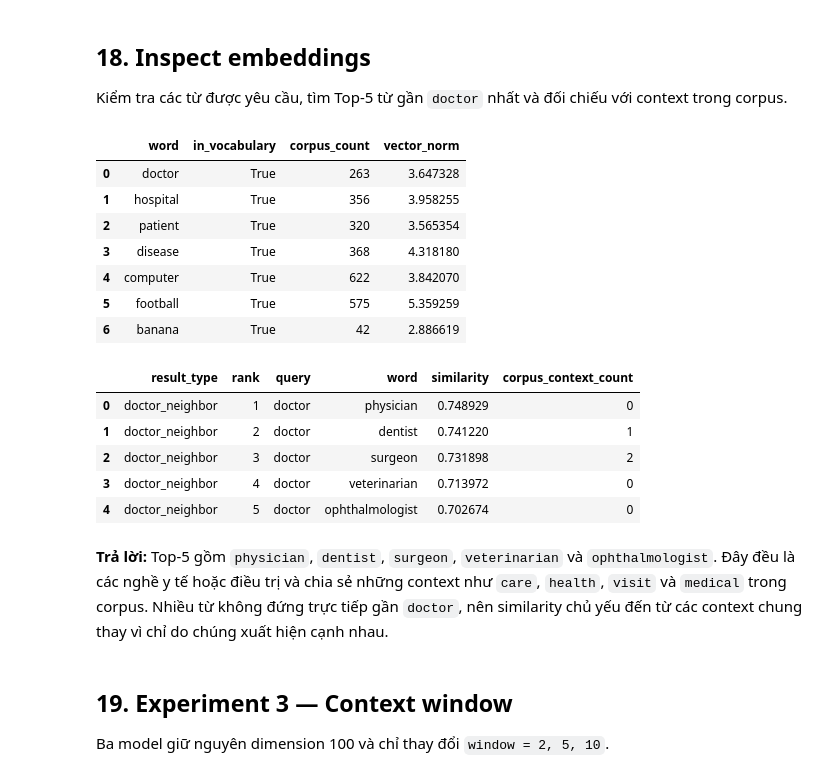
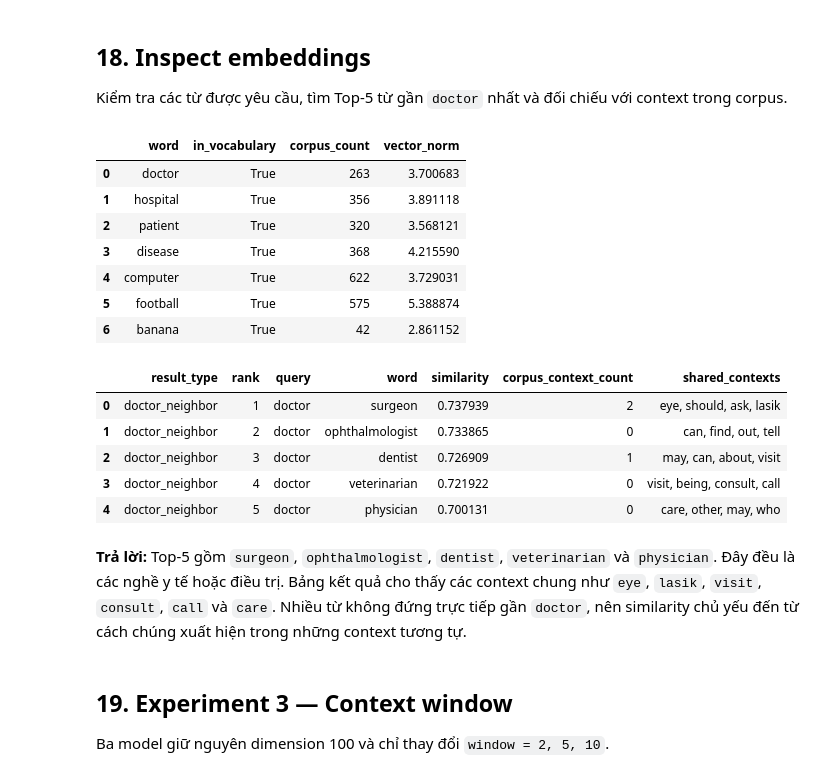
Before and after one commit to mactuongmvt/NLP-Labs, a Jupyter notebook: labs/lab03/word_embedding.ipynb, the cells around one changed output. Cells and saved outputs as stored; diff of their text form; code cells hidden in the pictures.

```diff
--- a/labs/lab03/word_embedding.ipynb
+++ b/labs/lab03/word_embedding.ipynb
@@ -50,8 +50,12 @@ toy_sentences = [
     tokenize('the dog eats meat'),
     tokenize('the dog likes fish'),
 ]
-toy_vocabulary = build_vocabulary(toy_sentences, min_count=1)
-toy_words = [word for word, _ in sorted(toy_vocabulary.items(), key=lambda item: item[1])]
+all_toy_vocabulary = build_vocabulary(toy_sentences, min_count=1)
+toy_words = [
+    word for word, _ in sorted(all_toy_vocabulary.items(), key=lambda item: item[1])
+    if word != 'the'
+]
+toy_vocabulary = {word: index for index, word in enumerate(toy_words)}
 
 cooccurrence_matrices = {}
 cooccurrence_stat_rows = []
@@ -244,59 +248,79 @@ Kiểm tra các từ được yêu cầu, tìm Top-5 từ gần `doctor` nhất
 # %%
 inspect_words = ['doctor', 'hospital', 'patient', 'disease', 'computer', 'football', 'banana']
 inspect_rows = []
 for word in inspect_words:
     in_vocabulary = word in baseline_model.wv
     inspect_rows.append({
         'word': word,
         'in_vocabulary': in_vocabulary,
         'corpus_count': baseline_model.wv.get_vecattr(word, 'count') if in_vocabulary else 0,
         'vector_norm': float(np.linalg.norm(baseline_model.wv[word])) if in_vocabulary else np.nan,
     })
 display(pd.DataFrame(inspect_rows))
 
-doctor_context_counts = Counter()
-for sentence in sentences:
-    for index, token in enumerate(sentence):
-        if token == 'doctor':
-            left = max(0, index - 5)
-            right = min(len(sentence), index + 6)
-            doctor_context_counts.update(
-                sentence[position]
-                for position in range(left, right)
-                if position != index
-            )
+def collect_context_counts(target, window=5):
+    counts = Counter()
+    for sentence in sentences:
+        for index, token in enumerate(sentence):
+            if token == target:
+                left = max(0, index - window)
+                right = min(len(sentence), index + window + 1)
+                counts.update(
+                    sentence[position]
+                    for position in range(left, right)
+                    if position != index
+                )
+    return counts
+
+context_stopwords = {
+    'a', 'an', 'and', 'are', 'as', 'at', 'be', 'but', 'by', 'for', 'from',
+    'had', 'has', 'have', 'he', 'her', 'his', 'i', 'in', 'is', 'it', 'its',
+    'of', 'on', 'or', 'she', 'that', 'the', 'their', 'them', 'they', 'this',
+    'to', 'was', 'we', 'were', 'will', 'with', 'you', 'your',
+}
+doctor_context_counts = collect_context_counts('doctor')
 
 doctor_neighbor_rows = []
 for rank, (word, similarity) in enumerate(
     baseline_model.wv.most_similar('doctor', topn=5), start=1
 ):
+    neighbor_context_counts = collect_context_counts(word)
+    shared_context_counts = Counter({
+        token: min(count, neighbor_context_counts[token])
+        for token, count in doctor_context_counts.items()
+        if token not in context_stopwords and neighbor_context_counts[token] > 0
+    })
+    shared_contexts = ', '.join(
+        token for token, _ in shared_context_counts.most_common(4)
+    )
     doctor_neighbor_rows.append({
         'result_type': 'doctor_neighbor',
         'rank': rank,
         'query': 'doctor',
         'word': word,
         'similarity': similarity,
         'corpus_context_count': doctor_context_counts[word],
+        'shared_contexts': shared_contexts,
     })
 doctor_neighbors = pd.DataFrame(doctor_neighbor_rows)
 doctor_neighbors
 # %% [output]
 |  | word | in_vocabulary | corpus_count | vector_norm |
-| 0 | doctor | True | 263 | 3.647328 |
-| 1 | hospital | True | 356 | 3.958255 |
-| 2 | patient | True | 320 | 3.565354 |
-| 3 | disease | True | 368 | 4.318180 |
-| 4 | computer | True | 622 | 3.842070 |
-| 5 | football | True | 575 | 5.359259 |
-| 6 | banana | True | 42 | 2.886619 |
+| 0 | doctor | True | 263 | 3.700683 |
+| 1 | hospital | True | 356 | 3.891118 |
+| 2 | patient | True | 320 | 3.568121 |
+| 3 | disease | True | 368 | 4.215590 |
+| 4 | computer | True | 622 | 3.729031 |
+| 5 | football | True | 575 | 5.388874 |
+| 6 | banana | True | 42 | 2.861152 |
-|  | result_type | rank | query | word | similarity | corpus_context_count |
-| 0 | doctor_neighbor | 1 | doctor | physician | 0.748929 | 0 |
-| 1 | doctor_neighbor | 2 | doctor | dentist | 0.741220 | 1 |
-| 2 | doctor_neighbor | 3 | doctor | surgeon | 0.731898 | 2 |
-| 3 | doctor_neighbor | 4 | doctor | veterinarian | 0.713972 | 0 |
-| 4 | doctor_neighbor | 5 | doctor | ophthalmologist | 0.702674 | 0 |
+|  | result_type | rank | query | word | similarity | corpus_context_count | shared_contexts |
+| 0 | doctor_neighbor | 1 | doctor | surgeon | 0.737939 | 2 | eye, should, ask, lasik |
+| 1 | doctor_neighbor | 2 | doctor | ophthalmologist | 0.733865 | 0 | can, find, out, tell |
+| 2 | doctor_neighbor | 3 | doctor | dentist | 0.726909 | 1 | may, can, about, visit |
+| 3 | doctor_neighbor | 4 | doctor | veterinarian | 0.721922 | 0 | visit, being, consult, call |
+| 4 | doctor_neighbor | 5 | doctor | physician | 0.700131 | 0 | care, other, may, who |
 # %% [markdown]
-**Trả lời:** Top-5 gồm `physician`, `dentist`, `surgeon`, `veterinarian` và `ophthalmologist`. Đây đều là các nghề y tế hoặc điều trị và chia sẻ những context như `care`, `health`, `visit` và `medical` trong corpus. Nhiều từ không đứng trực tiếp gần `doctor`, nên similarity chủ yếu đến từ các context chung thay vì chỉ do chúng xuất hiện cạnh nhau.
+**Trả lời:** Top-5 gồm `surgeon`, `ophthalmologist`, `dentist`, `veterinarian` và `physician`. Đây đều là các nghề y tế hoặc điều trị. Bảng kết quả cho thấy các context chung như `eye`, `lasik`, `visit`, `consult`, `call` và `care`. Nhiều từ không đứng trực tiếp gần `doctor`, nên similarity chủ yếu đến từ cách chúng xuất hiện trong những context tương tự.
 # %% [markdown]
 ## 19. Experiment 3 — Context window
 
```
Also changed, not shown: parts of 13 cells of this notebook, 3 other files.
